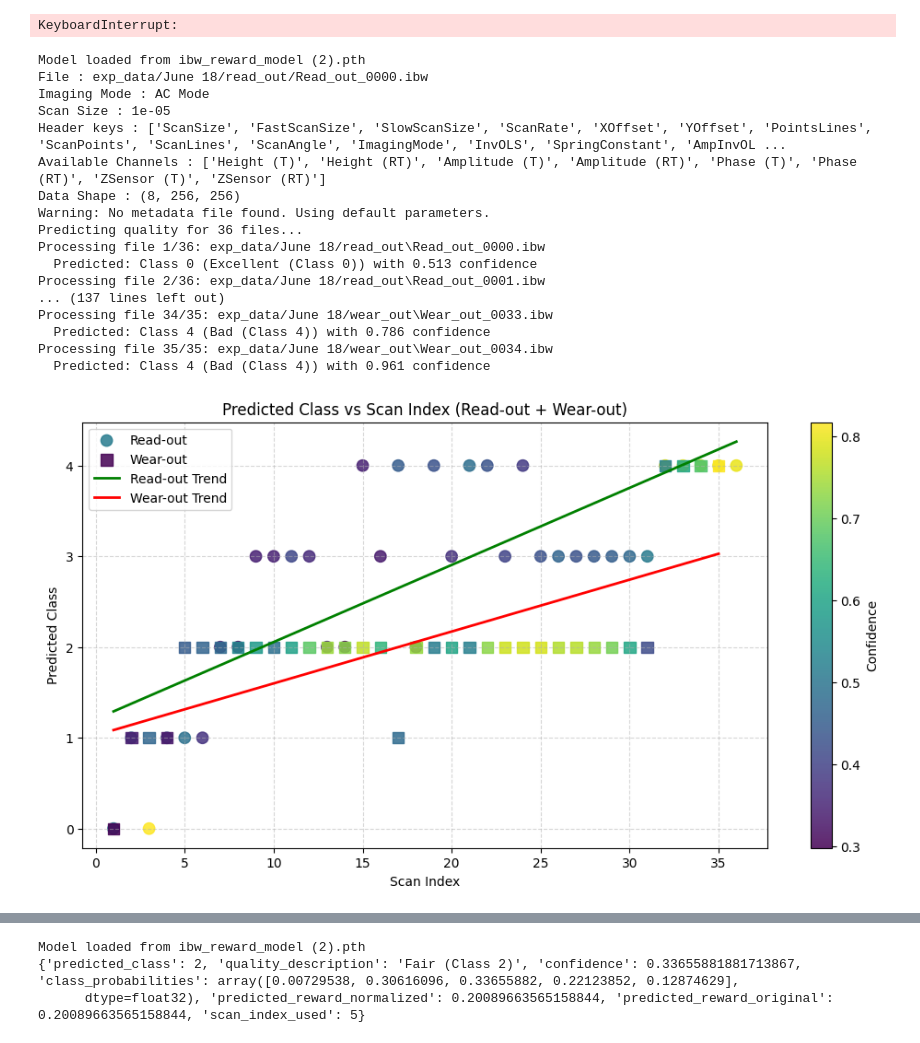
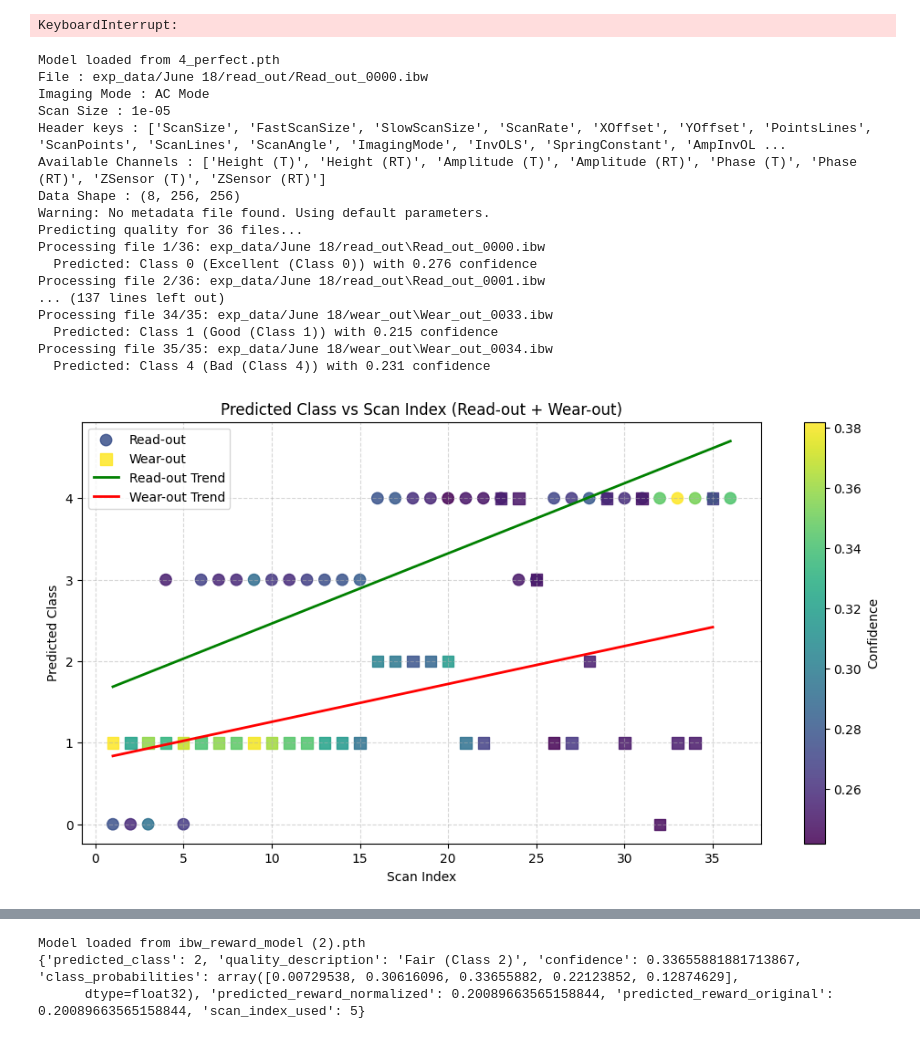
Before and after one commit to colinedsall/ofdspm, a Jupyter notebook: exp1.ipynb, the cells around one changed output, grey strips where cells are left out. Cells and saved outputs as stored; diff of their text form; code cells hidden in the pictures.

```diff
--- a/exp1.ipynb
+++ b/exp1.ipynb
@@ -2356,12 +2345,12 @@ import os
 device = torch.device("cuda" if torch.cuda.is_available() else "cpu")
 # model = load_trained_model('ibw_reward_model (2).pth', num_classes=5, device=device)
 
-model = load_trained_model('ibw_reward_model (2).pth', device=device)
+model = load_trained_model('4_perfect.pth', device=device)
 
 
 
 transform = transforms.Compose([
-    transforms.Resize((224, 224)),
+    transforms.Resize((86, 86)),
     transforms.ToTensor(),
     transforms.Normalize(mean=[0.485, 0.456, 0.406], std=[0.229, 0.224, 0.225]),
 ])
@@ -2425,35 +2414,35 @@ plt.yticks(range(5), ['0', '1', '2', '3', '4'])
 cbar = plt.colorbar(scatter1, label='Confidence', orientation='vertical')
 plt.grid(True, linestyle='--', alpha=0.5)
 plt.legend()
 plt.show()
 
 # --- New plot: Predicted Class vs Confidence, color-coded by dataset ---
 plt.figure(figsize=(10, 6))
 plt.scatter(confidences_read, predicted_classes_read, c='blue', label='Read-out', alpha=0.7, s=80)
 plt.scatter(confidences_wear, predicted_classes_wear, c='orange', label='Wear-out', alpha=0.7, s=80)
 plt.xlabel('Confidence')
 plt.ylabel('Predicted Class')
 plt.title('Predicted Class vs Confidence (Read-out vs Wear-out)')
 plt.yticks(range(5), ['0', '1', '2', '3', '4'])
 plt.grid(True, linestyle='--', alpha=0.5)
 plt.legend()
 plt.show()
 # %% [output]
-Model loaded from ibw_reward_model (2).pth
+Model loaded from 4_perfect.pth
 File : exp_data/June 18/read_out/Read_out_0000.ibw
 Imaging Mode : AC Mode
 Scan Size : 1e-05
 Header keys : ['ScanSize', 'FastScanSize', 'SlowScanSize', 'ScanRate', 'XOffset', 'YOffset', 'PointsLines', 'ScanPoints', 'ScanLines', 'ScanAngle', 'ImagingMode', 'InvOLS', 'SpringConstant', 'AmpInvOL ...
 Available Channels : ['Height (T)', 'Height (RT)', 'Amplitude (T)', 'Amplitude (RT)', 'Phase (T)', 'Phase (RT)', 'ZSensor (T)', 'ZSensor (RT)']
 Data Shape : (8, 256, 256)
 Warning: No metadata file found. Using default parameters.
 Predicting quality for 36 files...
 Processing file 1/36: exp_data/June 18/read_out\Read_out_0000.ibw
-  Predicted: Class 0 (Excellent (Class 0)) with 0.513 confidence
+  Predicted: Class 0 (Excellent (Class 0)) with 0.276 confidence
 Processing file 2/36: exp_data/June 18/read_out\Read_out_0001.ibw
 ... (137 lines left out)
 Processing file 34/35: exp_data/June 18/wear_out\Wear_out_0033.ibw
-  Predicted: Class 4 (Bad (Class 4)) with 0.786 confidence
+  Predicted: Class 1 (Good (Class 1)) with 0.215 confidence
 Processing file 35/35: exp_data/June 18/wear_out\Wear_out_0034.ibw
-  Predicted: Class 4 (Bad (Class 4)) with 0.961 confidence
+  Predicted: Class 4 (Bad (Class 4)) with 0.231 confidence
-[figure, old version]
+[figure, new version]
```
Also changed, not shown: parts of 13 cells of this notebook, 1 other file.
